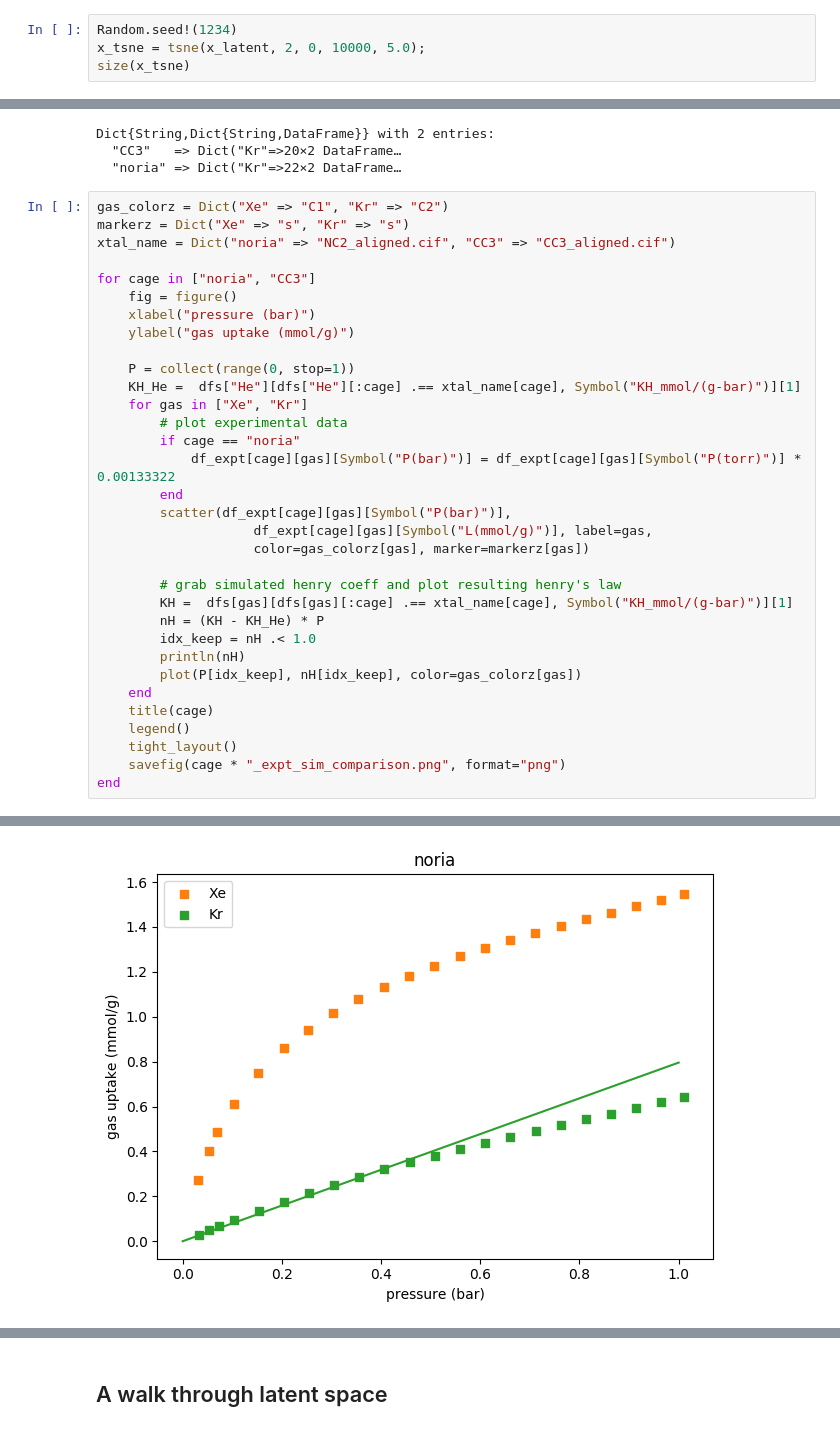
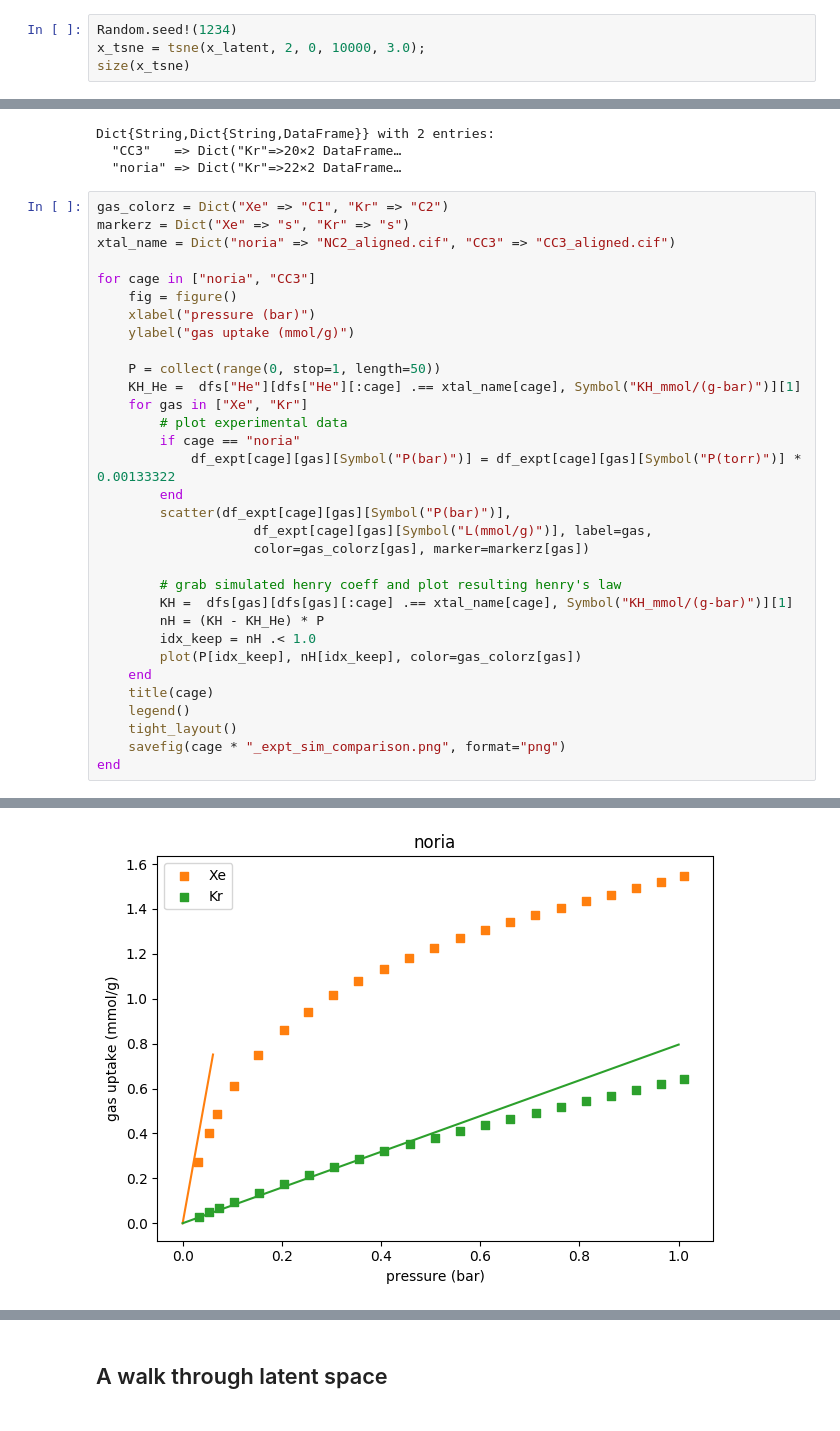
Before and after one commit to SimonEnsemble/latent_cage_space, a Jupyter notebook: cage_space-julia1.ipynb, the cells around one changed output, grey strips where cells are left out. Saved outputs shown, nothing was run; the diff lists cells and outputs as text.

```diff
--- a/cage_space-julia1.ipynb
+++ b/cage_space-julia1.ipynb
@@ -426,6 +426,6 @@ x_latent = UΣVᵀ.U[:, 1:ν] * diagm(0 => UΣVᵀ.S[1:ν])
 use t-SNE to embed latent representation in 2D
 # %%
 Random.seed!(1234)
-x_tsne = tsne(x_latent, 2, 0, 10000, 5.0);
+x_tsne = tsne(x_latent, 2, 0, 10000, 3.0);
 size(x_tsne)
 # %% [output]
@@ -817,7 +811,7 @@ for cage in ["noria", "CC3"]
     xlabel("pressure (bar)")
     ylabel("gas uptake (mmol/g)")
 
-    P = collect(range(0, stop=1))
+    P = collect(range(0, stop=1, length=50))
     KH_He =  dfs["He"][dfs["He"][:cage] .== xtal_name[cage], Symbol("KH_mmol/(g-bar)")][1]
     for gas in ["Xe", "Kr"]
         # plot experimental data
@@ -832,7 +826,6 @@ for cage in ["noria", "CC3"]
         KH =  dfs[gas][dfs[gas][:cage] .== xtal_name[cage], Symbol("KH_mmol/(g-bar)")][1]
         nH = (KH - KH_He) * P
         idx_keep = nH .< 1.0
-        println(nH)
         plot(P[idx_keep], nH[idx_keep], color=gas_colorz[gas])
     end
     title(cage)
@@ -846 +837 @@ end
-[figure, old version]
+[figure, new version]
```
Also changed, not shown: parts of 10 cells of this notebook.
